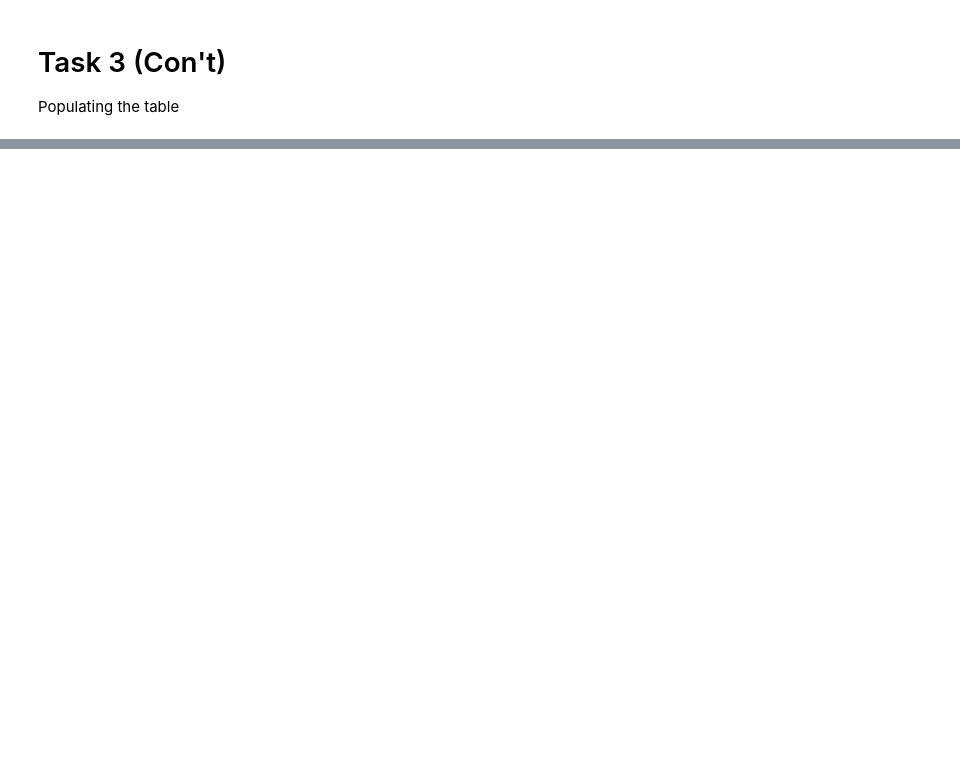
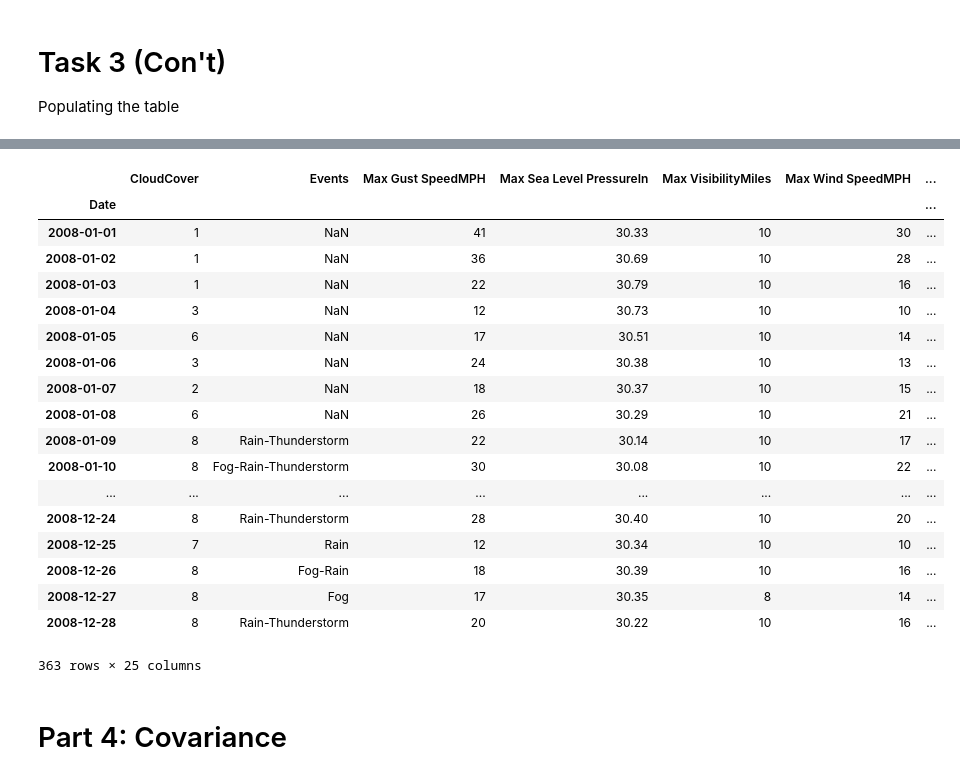
Before and after one commit to kbl4ew/Python_For_Data_Science, a Jupyter notebook: Kevin/Homework6/Homework6.ipynb, the cells around one changed output, grey strips where cells are left out. Drawn from its saved outputs; the diff is of its cells as text; code cells hidden in the pictures; blank space fills up the shorter version.

```diff
--- a/Kevin/Homework6/Homework6.ipynb
+++ b/Kevin/Homework6/Homework6.ipynb
@@ -482,0 +763,24 @@ KATL
+# %%
+DF_KATL.ix[:-3]
+# %% [output]
+|  | CloudCover | Events | Max Gust SpeedMPH | Max Sea Level PressureIn | Max VisibilityMiles | Max Wind SpeedMPH | ... |
+| Date |  |  |  |  |  |  | ... |
+| 2008-01-01 | 1 | NaN | 41 | 30.33 | 10 | 30 | ... |
+| 2008-01-02 | 1 | NaN | 36 | 30.69 | 10 | 28 | ... |
+| 2008-01-03 | 1 | NaN | 22 | 30.79 | 10 | 16 | ... |
+| 2008-01-04 | 3 | NaN | 12 | 30.73 | 10 | 10 | ... |
+| 2008-01-05 | 6 | NaN | 17 | 30.51 | 10 | 14 | ... |
+| 2008-01-06 | 3 | NaN | 24 | 30.38 | 10 | 13 | ... |
+| 2008-01-07 | 2 | NaN | 18 | 30.37 | 10 | 15 | ... |
+| 2008-01-08 | 6 | NaN | 26 | 30.29 | 10 | 21 | ... |
+| 2008-01-09 | 8 | Rain-Thunderstorm | 22 | 30.14 | 10 | 17 | ... |
+| 2008-01-10 | 8 | Fog-Rain-Thunderstorm | 30 | 30.08 | 10 | 22 | ... |
+| ... | ... | ... | ... | ... | ... | ... | ... |
+| 2008-12-24 | 8 | Rain-Thunderstorm | 28 | 30.40 | 10 | 20 | ... |
+| 2008-12-25 | 7 | Rain | 12 | 30.34 | 10 | 10 | ... |
+| 2008-12-26 | 8 | Fog-Rain | 18 | 30.39 | 10 | 16 | ... |
+| 2008-12-27 | 8 | Fog | 17 | 30.35 | 8 | 14 | ... |
+| 2008-12-28 | 8 | Rain-Thunderstorm | 20 | 30.22 | 10 | 16 | ... |
+363 rows × 25 columns
+# %% [markdown]
+# Part 4: Covariance
```
Also changed, not shown: parts of 40 cells of this notebook, 2 other files.
